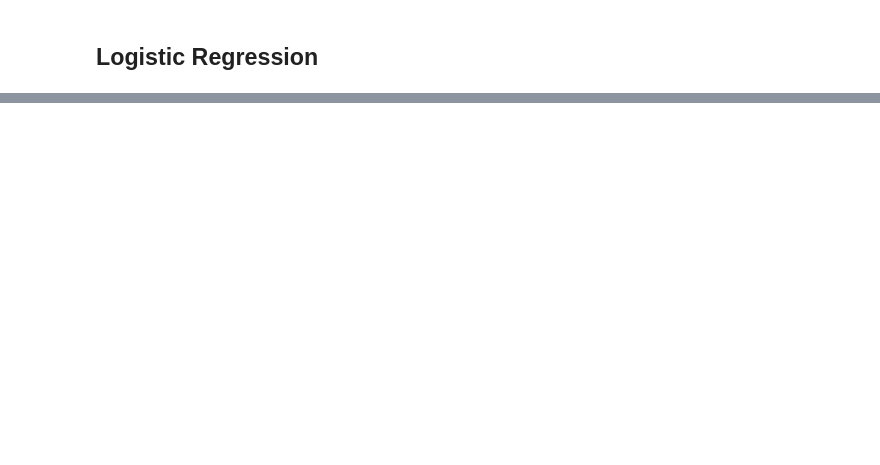
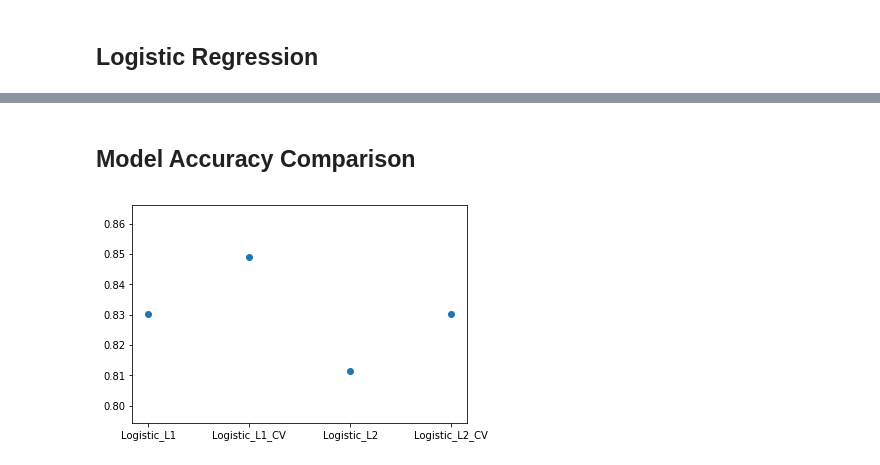
Before and after one commit to moduIo/Clinical-Depression-Study, a Jupyter notebook: main.ipynb, the cells around one changed output, grey strips where cells are left out. Cells and saved outputs as stored; diff of their text form; code cells hidden in the pictures; blank space fills up the shorter version.

Commit message:
Add cross validation and L1 logistic regression

```diff
--- a/main.ipynb
+++ b/main.ipynb
@@ -279,0 +317,9 @@ Accuracy: 0.811321
+# %%
+# Previously searched:
+# [.001, .01, .1, 1, 10, 100]
+# [0.03, 0.06, 0.1, 0.13, 0.16, 0.2, 0.4, 0.6, 0.8]
+logisticCV = GridSearchCV(LogisticRegression(penalty='l1'),
+                          {'C': [.11, .12, .13, .14, .15, .16, .17, .18, .19]},
+                          cv=LeaveOneOut())
+logisticCV.fit(X_train, y_train)
+print logisticCV.best_estimator_
@@ -279,0 +331,8 @@ Accuracy: 0.811321
+# %%
+y_pred = logisticCV.predict(X_test)
+accuracy = accuracy_score(y_test, y_pred)
+
+print 'Logistic Regression L1 Penalty Scores\n'
+print classification_report(y_test, y_pred, target_names=['Ineffective', 'Effective'])
+print('Accuracy: %f' % accuracy)
+models['Logistic_L1_CV'] = accuracy
@@ -279,0 +352,8 @@ Accuracy: 0.811321
+# %%
+# Previously searched:
+# [.001, .01, .1, 1, 10, 100]
+logisticCV = GridSearchCV(LogisticRegression(penalty='l2'),
+                          {'C': [.2, .4, .6, .8, 1, 1.2, 1.4, 1.6, 1.8, 2, 4, 6, 8]},
+                          cv=LeaveOneOut())
+logisticCV.fit(X_train, y_train)
+print logisticCV.best_estimator_
@@ -279,0 +365,8 @@ Accuracy: 0.811321
+# %%
+y_pred = logisticCV.predict(X_test)
+accuracy = accuracy_score(y_test, y_pred)
+
+print 'Logistic Regression L1 Penalty Scores\n'
+print classification_report(y_test, y_pred, target_names=['Ineffective', 'Effective'])
+print('Accuracy: %f' % accuracy)
+models['Logistic_L2_CV'] = accuracy
@@ -279,0 +384,8 @@ Accuracy: 0.811321
+# %% [markdown]
+## Model Accuracy Comparison
+# %%
+x, y = zip(*sorted(models.items())) # unpack a list of pairs into two tuples
+plt.scatter(x, y)
+plt.show()
+# %% [output]
+[figure, added]
```
Also changed, not shown: parts of 15 cells of this notebook.
